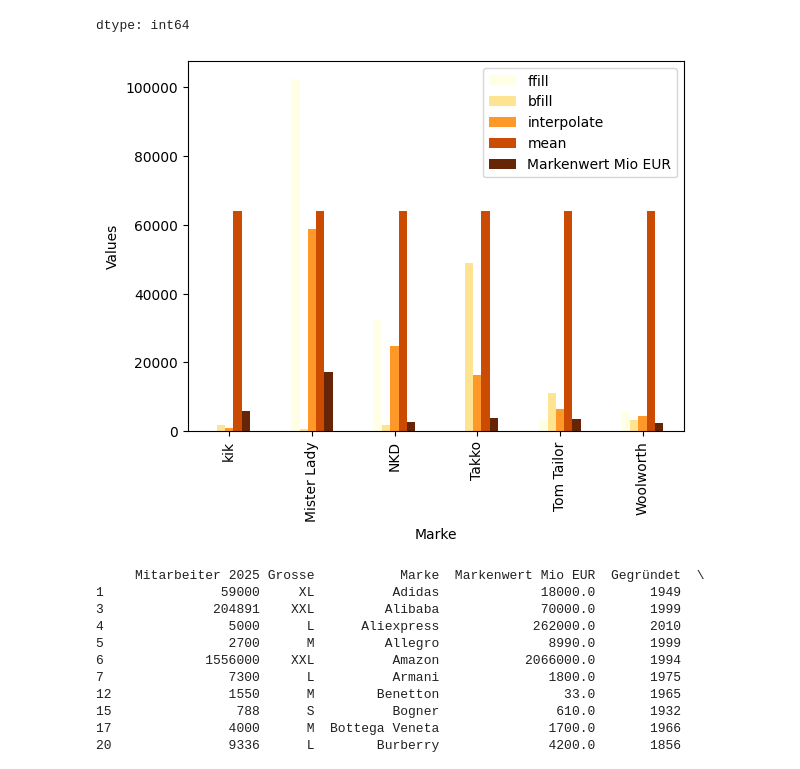
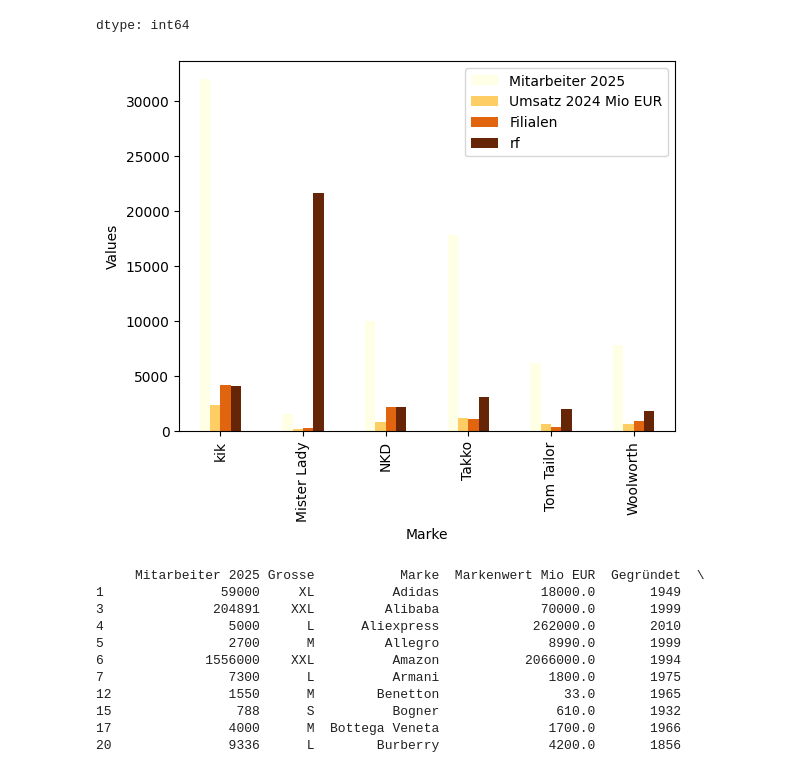
Before and after one commit to spribylova/PythonAppliedAnalytics, a Jupyter notebook: Fashion_File_missing_values_3.ipynb, the cells around one changed output. Saved outputs shown, nothing was run; the diff lists cells and outputs as text; code cells hidden in the pictures.

```diff
--- a/Fashion_File_missing_values_3.ipynb
+++ b/Fashion_File_missing_values_3.ipynb
@@ -227,5 +231,6 @@ array([ 35541.19,  92657.8 ,  32804.06,  92657.8 ,  58211.99,  92657.8 ,
 # %%
-Testset['Markenwert Mio EUR'] = Predicted_Markenwert.astype(int)
+#Testset['Markenwert Mio EUR'] = Predicted_Markenwert.astype(int)
+Testset['rf'] = Predicted_Markenwert.astype(int)
 # Predicted missing 'Markenwert Mio EUR' values are available in column filled
 Testset.head()
 # %% [output]
@@ -266,11 +271,11 @@ dtype: int64
 filtered_df2 = Testset[Testset['Marke'].isin(['Mister Lady','Tom Tailor','Woolworth','kik', 'Takko','NKD'])]
 # %%
 # Random Forest (deep brown color Markenwert Mio EUR) seems to be suitable
-filtered_df2.plot(x="Marke", y=["ffill","bfill","interpolate","mean","Markenwert Mio EUR"], kind="bar", cmap='YlOrBr')
+filtered_df2.plot(x="Marke", y=["Mitarbeiter 2025","Umsatz 2024 Mio EUR", "Filialen","rf"], kind="bar", cmap='YlOrBr')
 plt.ylabel("Values");
 plt.show()
 # %% [output]
-[figure, old version]
+[figure, new version]
 # %%
 # print all inputed lines
 print(Trainset.head(140))
```
Also changed, not shown: parts of 4 cells of this notebook.
